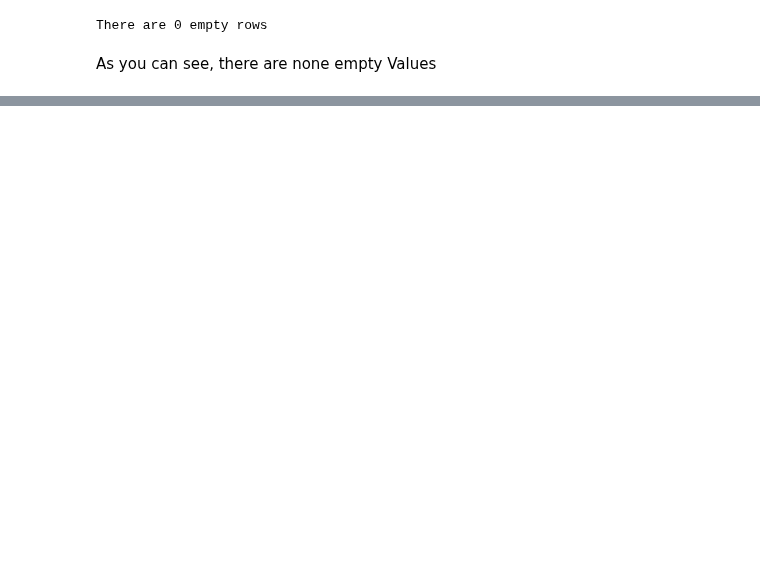
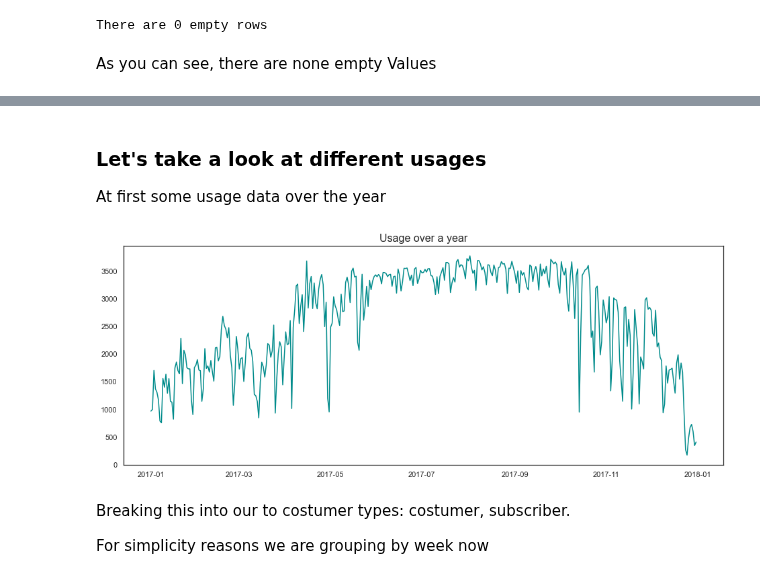
Before and after one commit to NeffIsBack/ThePredictors_DSML_Team_Assignment, a Jupyter notebook: Code_Team_Assignment_Alex.ipynb, the cells around one changed output, grey strips where cells are left out. Drawn from its saved outputs; the diff is of its cells as text; code cells hidden in the pictures; blank space fills up the shorter version.

```diff
--- a/Code_Team_Assignment_Alex.ipynb
+++ b/Code_Team_Assignment_Alex.ipynb
@@ -11,6 +11,11 @@ import pandas as pd
 # only on Linux available
 # ----------- GPU acceleration - end -----------
 
+import matplotlib.pyplot as plt
+import seaborn as sns
+sns.set()
+sns.set_style("white")
+sns.set_palette("GnBu_d")
+
+
 from datetime import datetime, timedelta
-
-chg17 = pd.read_csv("chicago_2017.csv")
@@ -75,9 +85,10 @@ chg17_timeStamps.head()
 | 3 | 2017-03-31 23:54:46 | 2017-03-31 23:59:34 | 110 | 142 | Dearborn St & Erie St | McClurg Ct & Erie St | 4915 | ... |
 | 4 | 2017-03-31 23:53:33 | 2017-04-01 00:00:28 | 327 | 331 | Sheffield Ave & Webster Ave | Halsted St & Blackhawk St (*) | 4247 | ... |
 # %%
-chg17_timeStamps["Daaate"] = chg17_timeStamps["start_time"].apply(lambda x: x.date())
-chg17_timeStamps["Hour"] = chg17_timeStamps["start_time"].apply(lambda x: x.hour)
-chg17_timeStamps["Weekday"] = chg17_timeStamps["start_time"].apply(lambda x: x.weekday())
-chg17_timeStamps["Week"] = chg17_timeStamps["start_time"].apply(lambda x: x.isocalendar()[1])
-chg17_timeStamps["Month"] = chg17_timeStamps["start_time"].apply(lambda x: x.month)
-chg17_timeStamps.head()
+chg17_timeStamps["date"] = chg17_timeStamps["start_time"].apply(lambda x: x.date())
+chg17_timeStamps["travel_time"] = chg17_timeStamps["end_time"] - chg17_timeStamps["start_time"]
+chg17_timeStamps["hour"] = chg17_timeStamps["start_time"].apply(lambda x: x.hour)
+chg17_timeStamps["weekday"] = chg17_timeStamps["start_time"].apply(lambda x: x.weekday())
+chg17_timeStamps["week"] = chg17_timeStamps["start_time"].apply(lambda x: x.isocalendar()[1])
+chg17_timeStamps["month"] = chg17_timeStamps["start_time"].apply(lambda x: x.month)
+chg17_timeStamps.sort_values(["date","bike_id"], inplace = True)
@@ -90,0 +104,19 @@ chg17_timeStamps.head()
+# %% [markdown]
+### Let's take a look at different usages
+At first some usage data over the year
+# %%
+chg17_usage = chg17_timeStamps.groupby(["date"])["bike_id"].nunique()
+chg17_usage = pd.DataFrame(chg17_usage)
+# %%
+fig, ax = plt.subplots(figsize=(16,6))
+
+ax.plot(chg17_usage, color='darkcyan')
+
+ax.set_title("Usage over a year", fontsize=16)
+plt.show()
+# %% [output]
+[figure, added]
+# %% [markdown]
+Breaking this into our to costumer types: costumer, subscriber.
+
+For simplicity reasons we are grouping by week now
```
Also changed, not shown: parts of 25 cells of this notebook.
